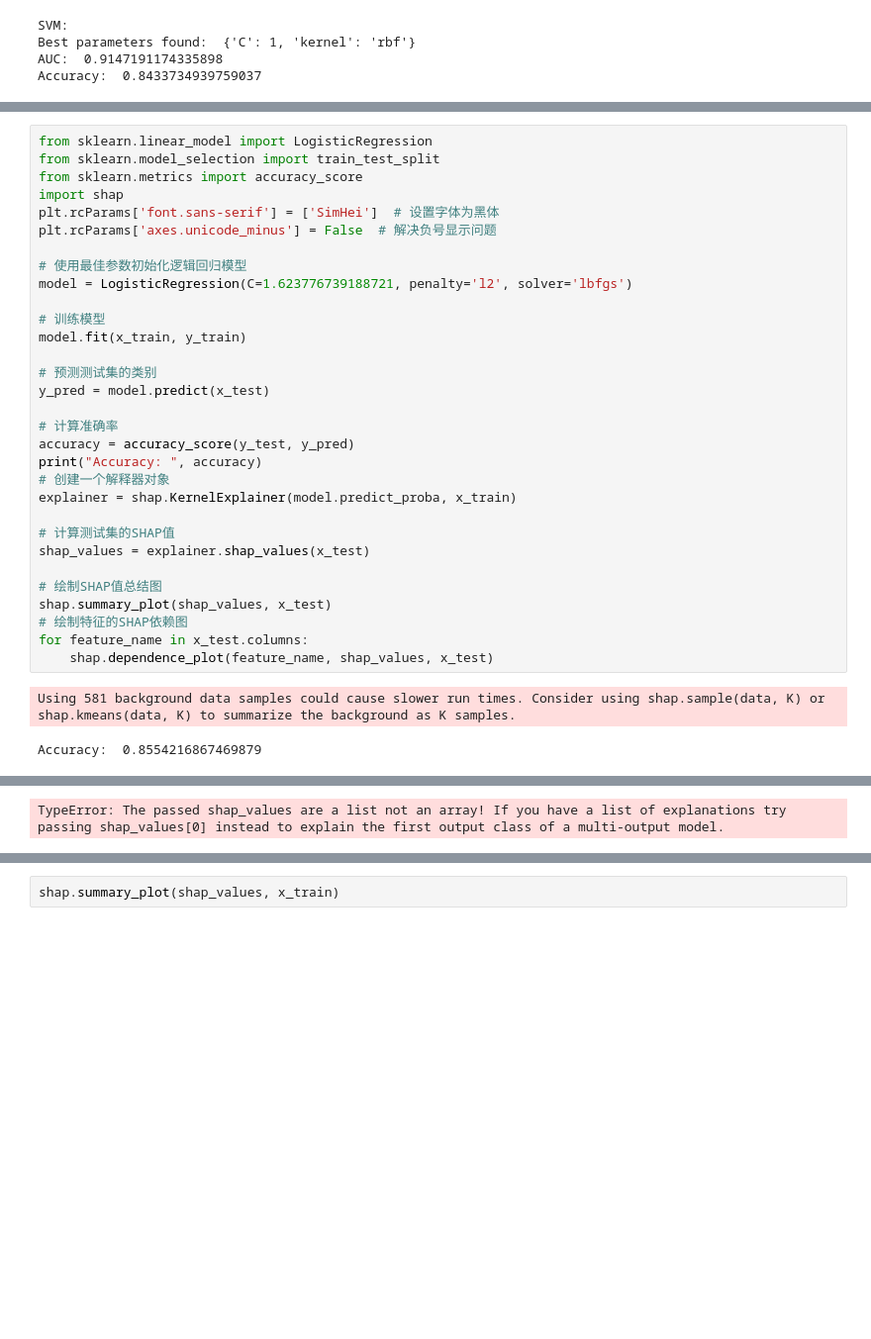
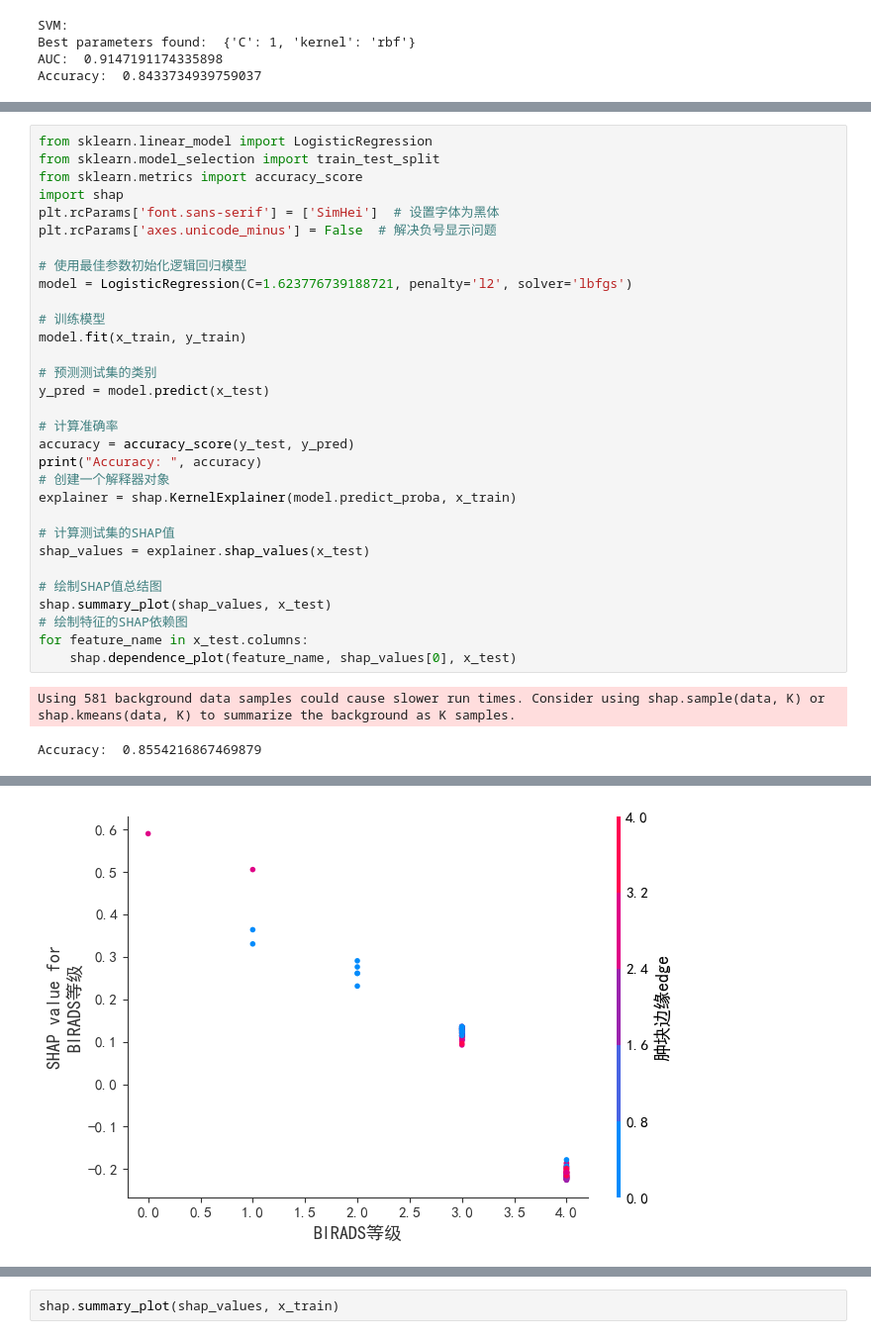
Before and after one commit to stellaris000/-, a Jupyter notebook: 乳腺癌/1.ipynb, the cells around one changed output, grey strips where cells are left out. Shown at 99% size. Drawn from its saved outputs; the diff is of its cells as text; blank space fills up the shorter version.

```diff
--- a/乳腺癌/1.ipynb
+++ b/乳腺癌/1.ipynb
@@ -432,32 +433,32 @@ from sklearn.metrics import accuracy_score
 import shap
 plt.rcParams['font.sans-serif'] = ['SimHei']  # 设置字体为黑体
 plt.rcParams['axes.unicode_minus'] = False  # 解决负号显示问题
 
 # 使用最佳参数初始化逻辑回归模型
 model = LogisticRegression(C=1.623776739188721, penalty='l2', solver='lbfgs')
 
 # 训练模型
 model.fit(x_train, y_train)
 
 # 预测测试集的类别
 y_pred = model.predict(x_test)
 
 # 计算准确率
 accuracy = accuracy_score(y_test, y_pred)
 print("Accuracy: ", accuracy)
 # 创建一个解释器对象
 explainer = shap.KernelExplainer(model.predict_proba, x_train)
 
 # 计算测试集的SHAP值
 shap_values = explainer.shap_values(x_test)
 
 # 绘制SHAP值总结图
 shap.summary_plot(shap_values, x_test)
 # 绘制特征的SHAP依赖图
 for feature_name in x_test.columns:
-    shap.dependence_plot(feature_name, shap_values, x_test)
+    shap.dependence_plot(feature_name, shap_values[0], x_test)
 # %% [output]
 Using 581 background data samples could cause slower run times. Consider using shap.sample(data, K) or shap.kmeans(data, K) to summarize the background as K samples.
 Accuracy:  0.8554216867469879
 [figure]
-TypeError: The passed shap_values are a list not an array! If you have a list of explanations try passing shap_values[0] instead to explain the first output class of a multi-output model.
+[figure, added]
```
Also changed, not shown: parts of 7 cells of this notebook, 1 other file.
